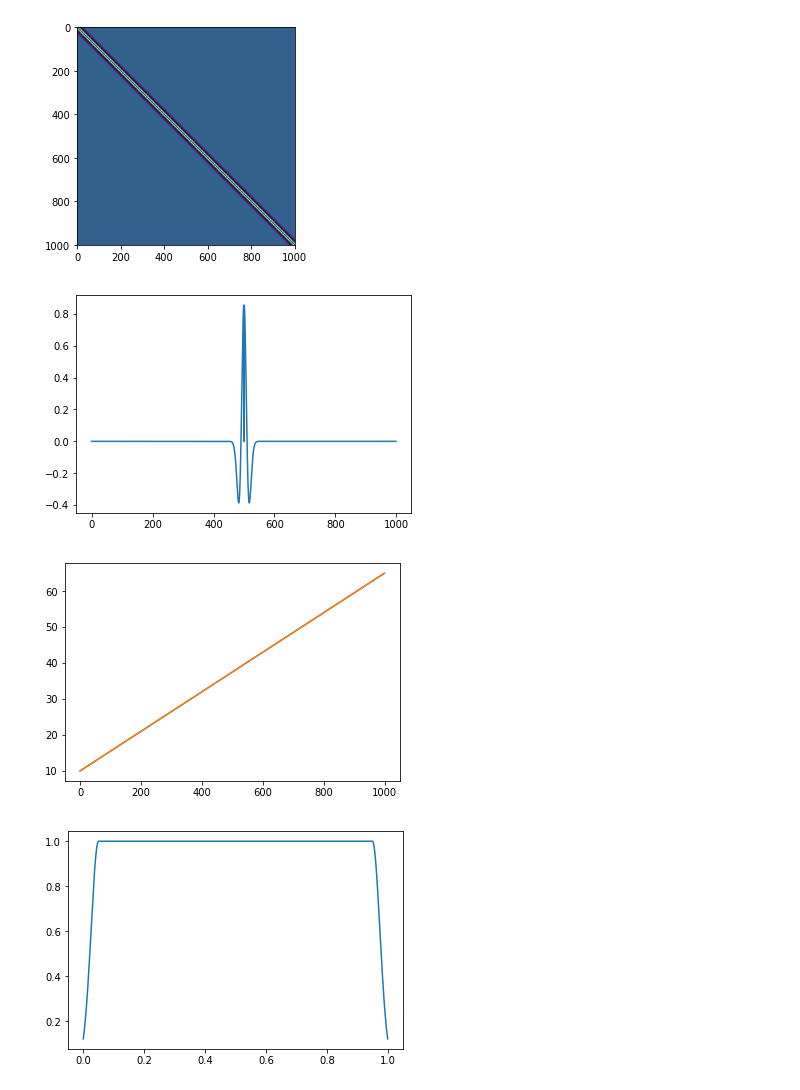
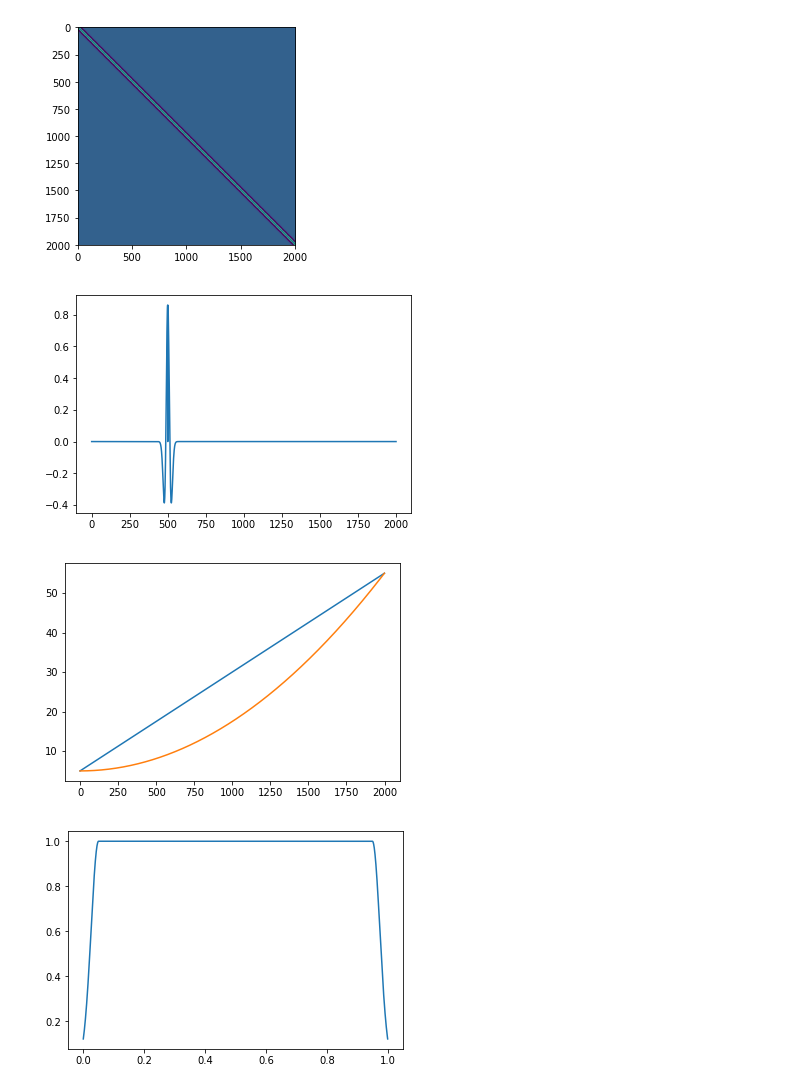
Before and after one commit to mirkoklukas/htmresearch, a Jupyter notebook: projects/gridcells/jupyter/CAN/1d CAN - with place code.ipynb, the cells around one changed output. Saved outputs shown, nothing was run; the diff lists cells and outputs as text; code cells hidden in the pictures.

```diff
--- a/projects/gridcells/jupyter/CAN/1d CAN - with place code.ipynb
+++ b/projects/gridcells/jupyter/CAN/1d CAN - with place code.ipynb
@@ -13,53 +13,53 @@ from htmresearch.support.cans.basic_dynamics import *
 # %%
 
 
-r = 100.
-n = 1000
+r = 150.
+n = 2000
 m = 200
 
 X = np.linspace(0.,r, num=n)
 
 
 D = np.zeros((n, n))
 for i in range(n):
     for j in range(n):
             D[i,j] = np.absolute(X[i] - X[j])
 
 
 J = mexican_hat
 # W = create_W(J, D, normalize=True)
 
 # J = W_zero
 W_rec = create_recurrent_weights(J, D, normalize=False)
 
 
 
 # W[W>0]=0.
 
 plt.imshow(W_rec)
 plt.show()
 
 plt.plot(W_rec[500])
 plt.show()
 
 # tonic = - np.mean(W[:,:], axis=1)
 # plt.plot(tonic)
 # %% [output]
-[figure, old version]
+[figure, new version]
-[figure, old version]
+[figure, new version]
 # %%
 
-max_boost = 65.
-min_boost = 10.
+max_boost = 55.
+min_boost = 5.
 
-# boost_mask = (max_boost - min_boost)*np.linspace(0.,1.,num=n)**2 + min_boost
-boost_mask = np.linspace(min_boost,max_boost,num=n)
+boost_mask = (max_boost - min_boost)*np.linspace(0.,1.,num=n)**2 + min_boost
+# boost_mask = np.linspace(min_boost,max_boost,num=n)
 
 plt.plot(np.linspace(min_boost,max_boost,num=n))
 plt.plot(boost_mask)
 plt.show()
 # %% [output]
-[figure, old version]
+[figure, new version]
 # %%
 A = create_envelope(n, steepness=2.1, delta=0.05);
 # A = np.ones(n)
```
Also changed, not shown: parts of 6 cells of this notebook.
